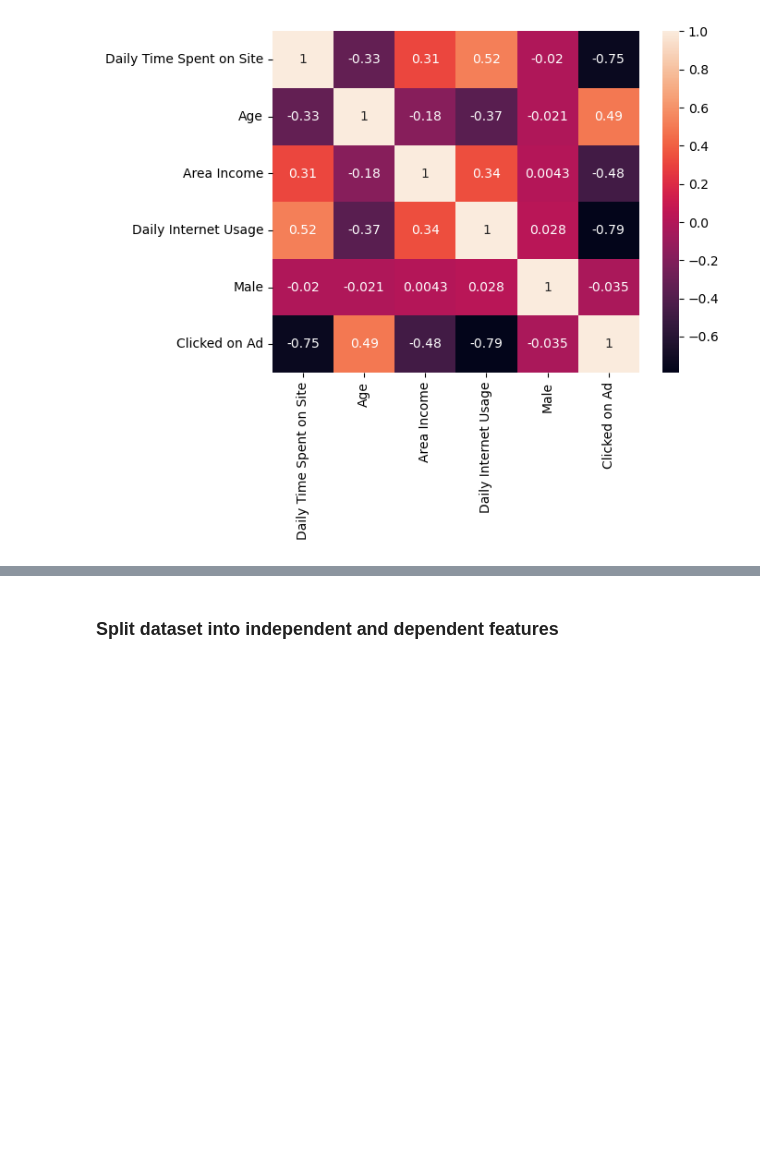
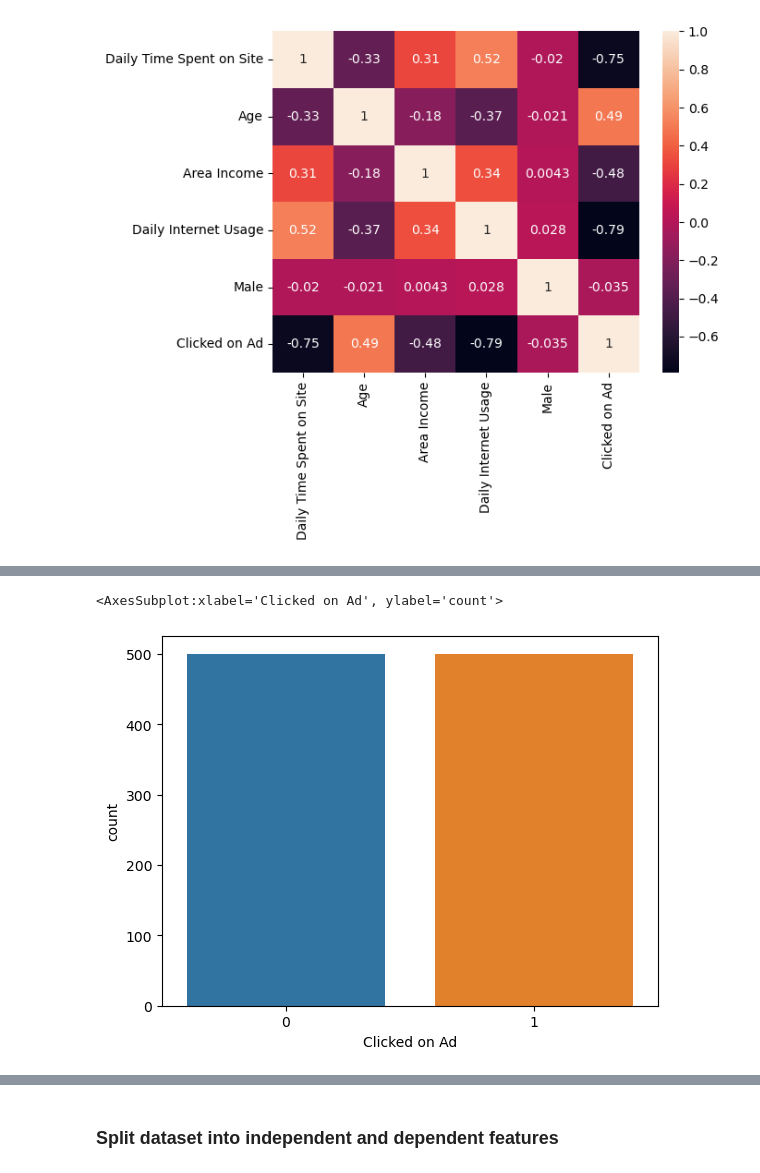
Before and after one commit to yashyaks/ML-playground, a Jupyter notebook: Machine Learning/Task_4/LogisticRegression_Task_2.ipynb, the cells around one changed output, grey strips where cells are left out. Cells and saved outputs as stored; diff of their text form; code cells hidden in the pictures; blank space fills up the shorter version.

```diff
--- a/Machine Learning/Task_4/LogisticRegression_Task_2.ipynb
+++ b/Machine Learning/Task_4/LogisticRegression_Task_2.ipynb
@@ -35,12 +35,15 @@ sns.heatmap(corr, annot=True)
 # %% [output]
 <AxesSubplot:>
 [figure]
+# %%
+df.drop(['Ad Topic Line','City','Country','Timestamp'], axis=1,inplace=True)
 # %%
 #Deal with null values
 print(df.isnull().sum())
 df['Area Income'].fillna(value=df['Area Income'].mean(), inplace=True)
 df['Daily Internet Usage'].fillna(value=df['Daily Internet Usage'].mean(), inplace=True)
 df['Daily Time Spent on Site'].fillna(value=df['Daily Time Spent on Site'].mean(), inplace=True)
+df['Male'].fillna(0.0,inplace=True)
 print('*'*30)
 print(df.isnull().sum())
 # %% [output]
@@ -63,0 +77,5 @@ dtype: int64
+# %%
+sns.countplot(x = 'Clicked on Ad', data = df)
+# %% [output]
+<AxesSubplot:xlabel='Clicked on Ad', ylabel='count'>
+[figure, added]
```
Also changed, not shown: parts of 12 cells of this notebook.
